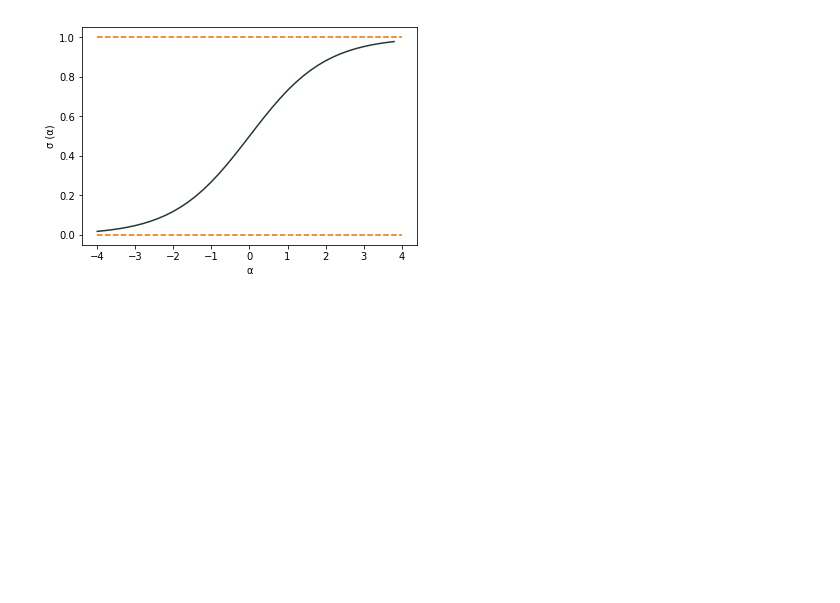
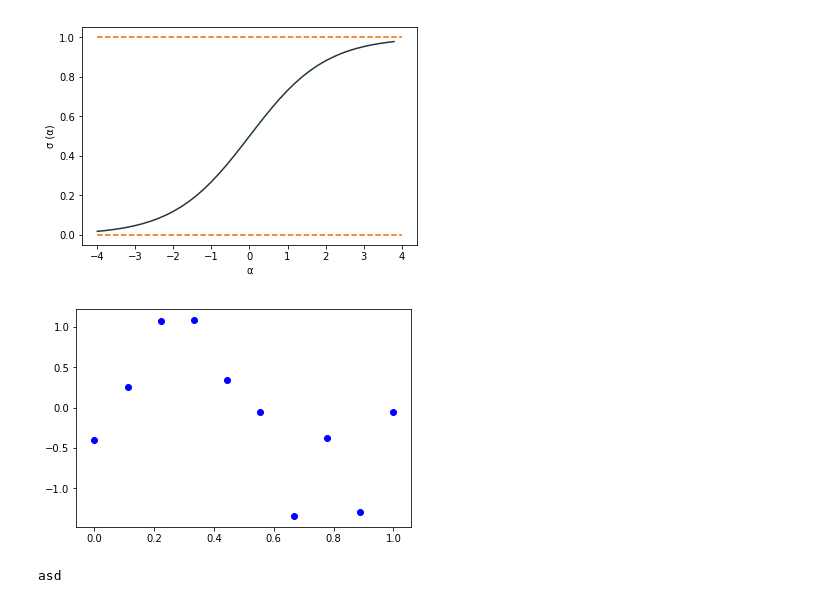
Before and after one commit to nryotaro/ml_seminar, a Jupyter notebook: codes.ipynb, the cells around one changed output. Cells and saved outputs as stored; diff of their text form; code cells hidden in the pictures; blank space fills up the shorter version.

```diff
--- a/codes.ipynb
+++ b/codes.ipynb
@@ -88,3 +88,28 @@ plt.savefig('sigmoid.eps')
 plt.show()
 # %% [output]
 [figure]
+# %%
+import numpy as np
+import matplotlib.pyplot as plt
+import pandas as pd
+from pandas import Series, DataFrame
+
+from numpy.random import normal
+
+# データセット {x_n,y_n} (n=1...num) を用意
+def create_dataset(num):
+    dataset = DataFrame(columns=['x','y'])
+    for i in range(num):
+        x = float(i)/float(num-1)
+        y = np.sin(2*np.pi*x) + normal(scale=0.3)
+        dataset = dataset.append(Series([x,y], index=['x','y']),
+                                 ignore_index=True)
+    return dataset
+
+N=10           # サンプルを取得する位置 x の個数
+train_set = create_dataset(N)
+train_set
+plt.scatter(train_set.x, train_set.y, marker='o', color='blue')
+plt.show()
+# %% [output]
+[figure, added]
@@ -90,0 +167,8 @@ plt.show()
+# %%
+
+fig = plt.figure(figsize=(7, 5))
+for i, m in enumerate([3]):
+    subplot = fig.add_subplot(2,2,i+1)
+    show_result(subplot, train_set,m)
+# %% [output]
+asd
```
Also changed, not shown: parts of 4 cells of this notebook, 2 other files.
